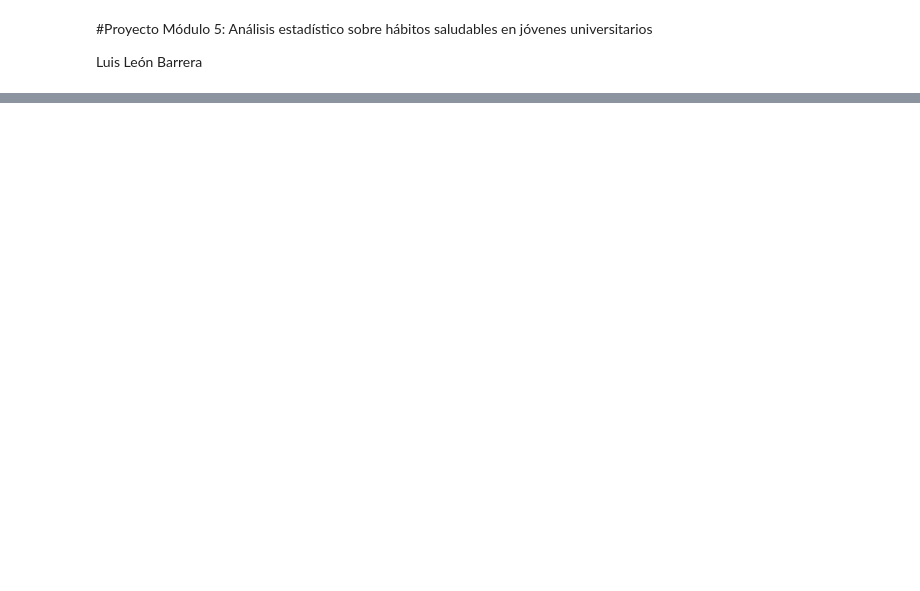
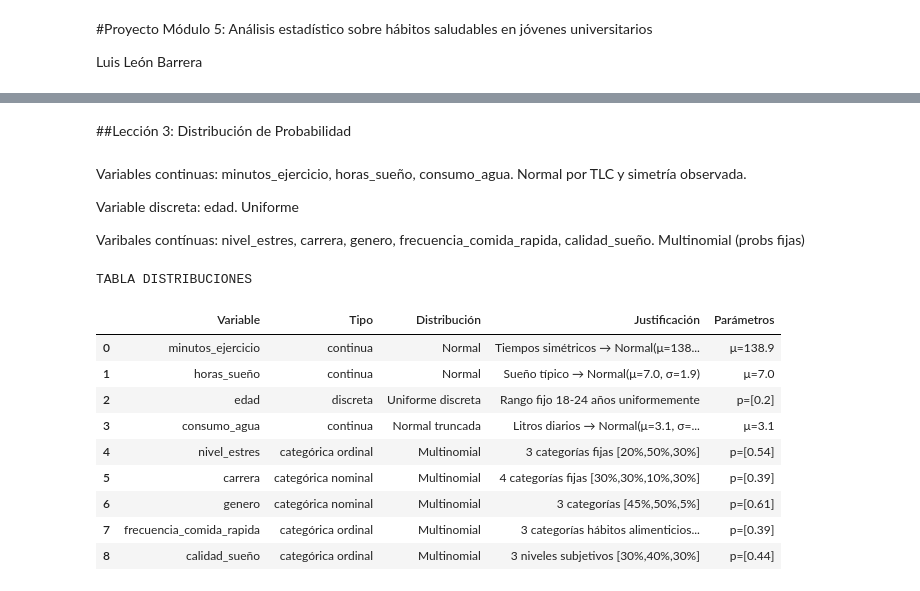
Before and after one commit to luisleonb/Proyecto-Modulo-5-ABP, a Jupyter notebook: Proyecto_M5_Luis_León.ipynb, the cells around one changed output, grey strips where cells are left out. Cells and saved outputs as stored; diff of their text form; code cells hidden in the pictures; blank space fills up the shorter version.

```diff
--- a/Proyecto_M5_Luis_León.ipynb
+++ b/Proyecto_M5_Luis_León.ipynb
@@ -62,0 +182,76 @@ data = {
+# %% [markdown]
+##Lección 3: Distribución de Probabilidad
+# %% [markdown]
+Variables continuas: minutos_ejercicio, horas_sueño, consumo_agua. Normal por TLC y simetría observada.
+
+
+Variable discreta: edad. Uniforme
+
+Varibales contínuas: nivel_estres, carrera, genero, frecuencia_comida_rapida, calidad_sueño. Multinomial (probs fijas)
+# %%
+import matplotlib.pyplot as plt
+import seaborn as sns
+from scipy import stats
+import numpy as np
+
+# === ANÁLISIS COMPLETO DE LAS VARIABLES EN ESTUDIO===
+distribuciones_completas = {
+    'minutos_ejercicio': {
+        'tipo': 'continua', 'dist': 'Normal',
+        'justif': 'Tiempos simétricos → Normal(μ=138.9, σ=27.2)'
+    },
+    'horas_sueño': {
+        'tipo': 'continua', 'dist': 'Normal',
+        'justif': 'Sueño típico → Normal(μ=7.0, σ=1.9)'
+    },
+    'edad': {
+        'tipo': 'discreta', 'dist': 'Uniforme discreta',
+        'justif': 'Rango fijo 18-24 años uniformemente'
+    },
+    'consumo_agua': {
+        'tipo': 'continua', 'dist': 'Normal truncada',
+        'justif': 'Litros diarios → Normal(μ=3.1, σ=1.1), truncada >0.5L'
+    },
+    'nivel_estres': {
+        'tipo': 'categórica ordinal', 'dist': 'Multinomial',
+        'justif': '3 categorías fijas [20%,50%,30%]'
+    },
+    'carrera': {
+        'tipo': 'categórica nominal', 'dist': 'Multinomial',
+        'justif': '4 categorías fijas [30%,30%,10%,30%]'
+    },
+    'genero': {
+        'tipo': 'categórica nominal', 'dist': 'Multinomial',
+        'justif': '3 categorías [45%,50%,5%]'
+    },
+    'frecuencia_comida_rapida': {
+        'tipo': 'categórica ordinal', 'dist': 'Multinomial',
+        'justif': '3 categorías hábitos alimenticios [30%,40%,30%]'
+    },
+    'calidad_sueño': {
+        'tipo': 'categórica ordinal', 'dist': 'Multinomial',
+        'justif': '3 niveles subjetivos [30%,40%,30%]'
+    }
+}
+
+# TABLA COMPLETA
+tabla = []
+for var, info in distribuciones_completas.items():
+    params = f"μ={df[var].mean():.1f}" if 'continua' in info['tipo'] else f"p={[round(df[var].value_counts(normalize=True).max(),2)]}"
+    tabla.append([var, info['tipo'], info['dist'], info['justif'], params])
+
+df_tabla = pd.DataFrame(tabla, columns=['Variable', 'Tipo', 'Distribución', 'Justificación', 'Parámetros'])
+print("TABLA DISTRIBUCIONES")
+df_tabla
+# %% [output]
+TABLA DISTRIBUCIONES
+|  | Variable | Tipo | Distribución | Justificación | Parámetros |
+| 0 | minutos_ejercicio | continua | Normal | Tiempos simétricos → Normal(μ=138... | μ=138.9 |
+| 1 | horas_sueño | continua | Normal | Sueño típico → Normal(μ=7.0, σ=1.9) | μ=7.0 |
+| 2 | edad | discreta | Uniforme discreta | Rango fijo 18-24 años uniformemente | p=[0.2] |
+| 3 | consumo_agua | continua | Normal truncada | Litros diarios → Normal(μ=3.1, σ=... | μ=3.1 |
+| 4 | nivel_estres | categórica ordinal | Multinomial | 3 categorías fijas [20%,50%,30%] | p=[0.54] |
+| 5 | carrera | categórica nominal | Multinomial | 4 categorías fijas [30%,30%,10%,30%] | p=[0.39] |
+| 6 | genero | categórica nominal | Multinomial | 3 categorías [45%,50%,5%] | p=[0.61] |
+| 7 | frecuencia_comida_rapida | categórica ordinal | Multinomial | 3 categorías hábitos alimenticios... | p=[0.39] |
+| 8 | calidad_sueño | categórica ordinal | Multinomial | 3 niveles subjetivos [30%,40%,30%] | p=[0.44] |
```
Also changed, not shown: parts of 14 cells of this notebook.
